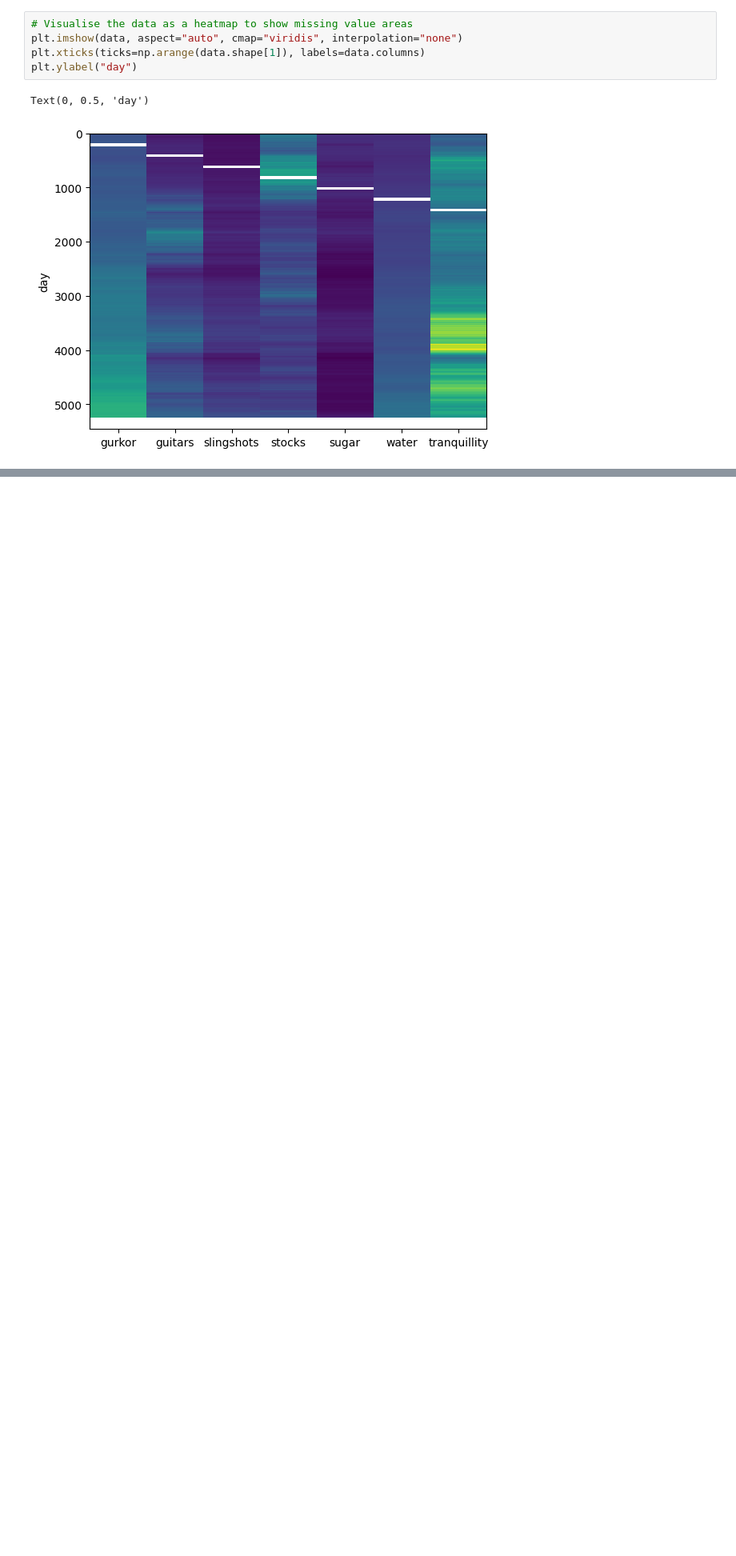
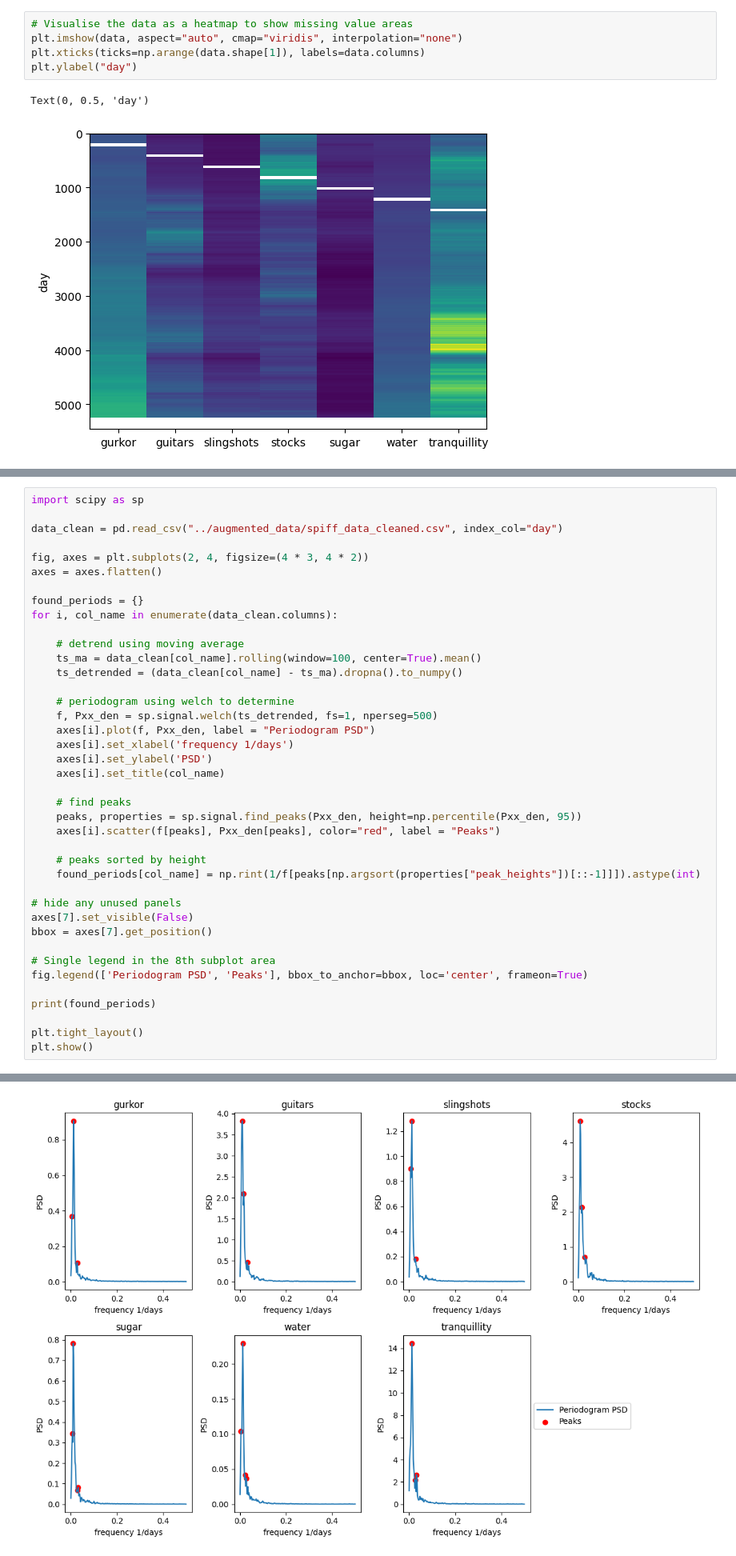
Before and after one commit to luprader/project_FTS, a Jupyter notebook: notebooks/task1_lukas.ipynb, the cells around one changed output, grey strips where cells are left out. Shown at 80% size. Saved outputs shown, nothing was run; the diff lists cells and outputs as text; blank space fills up the shorter version.

```diff
--- a/notebooks/task1_lukas.ipynb
+++ b/notebooks/task1_lukas.ipynb
@@ -108,0 +132,41 @@ plt.show()
+# %%
+import scipy as sp
+
+data_clean = pd.read_csv("../augmented_data/spiff_data_cleaned.csv", index_col="day")
+
+fig, axes = plt.subplots(2, 4, figsize=(4 * 3, 4 * 2))
+axes = axes.flatten()
+
+found_periods = {}
+for i, col_name in enumerate(data_clean.columns):
+
+    # detrend using moving average
+    ts_ma = data_clean[col_name].rolling(window=100, center=True).mean()
+    ts_detrended = (data_clean[col_name] - ts_ma).dropna().to_numpy()
+
+    # periodogram using welch to determine
+    f, Pxx_den = sp.signal.welch(ts_detrended, fs=1, nperseg=500)
+    axes[i].plot(f, Pxx_den, label = "Periodogram PSD")
+    axes[i].set_xlabel('frequency 1/days')
+    axes[i].set_ylabel('PSD')
+    axes[i].set_title(col_name)
+
+    # find peaks
+    peaks, properties = sp.signal.find_peaks(Pxx_den, height=np.percentile(Pxx_den, 95))
+    axes[i].scatter(f[peaks], Pxx_den[peaks], color="red", label = "Peaks")
+
+    # peaks sorted by height
+    found_periods[col_name] = np.rint(1/f[peaks[np.argsort(properties["peak_heights"])[::-1]]]).astype(int)
+
+# hide any unused panels
+axes[7].set_visible(False)
+bbox = axes[7].get_position()
+
+# Single legend in the 8th subplot area
+fig.legend(['Periodogram PSD', 'Peaks'], bbox_to_anchor=bbox, loc='center', frameon=True)
+
+print(found_periods)
+
+plt.tight_layout()
+plt.show()
+# %% [output]
@@ -108,0 +174 @@ plt.show()
+[figure, added]
```
Also changed, not shown: parts of 9 cells of this notebook, 1 other file.
